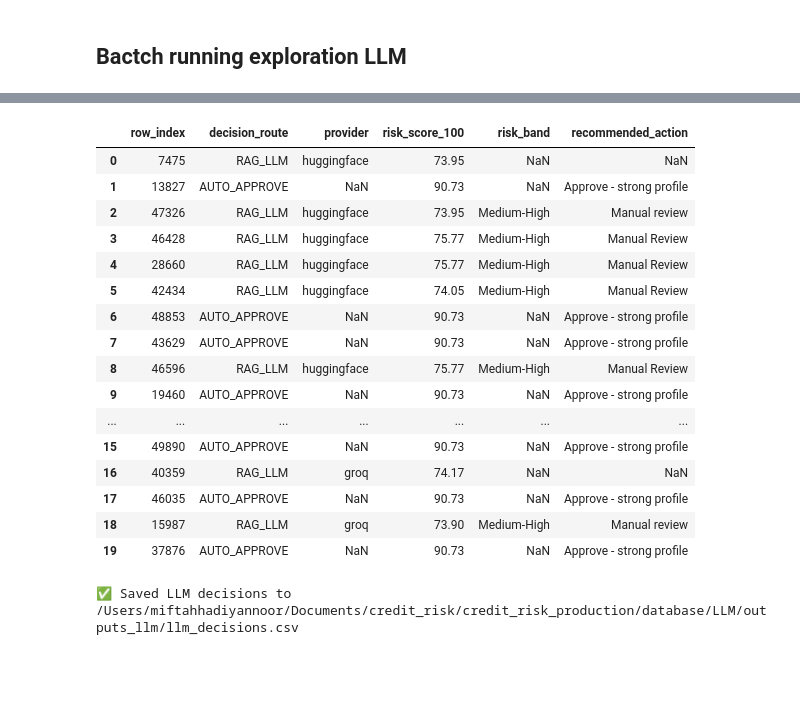
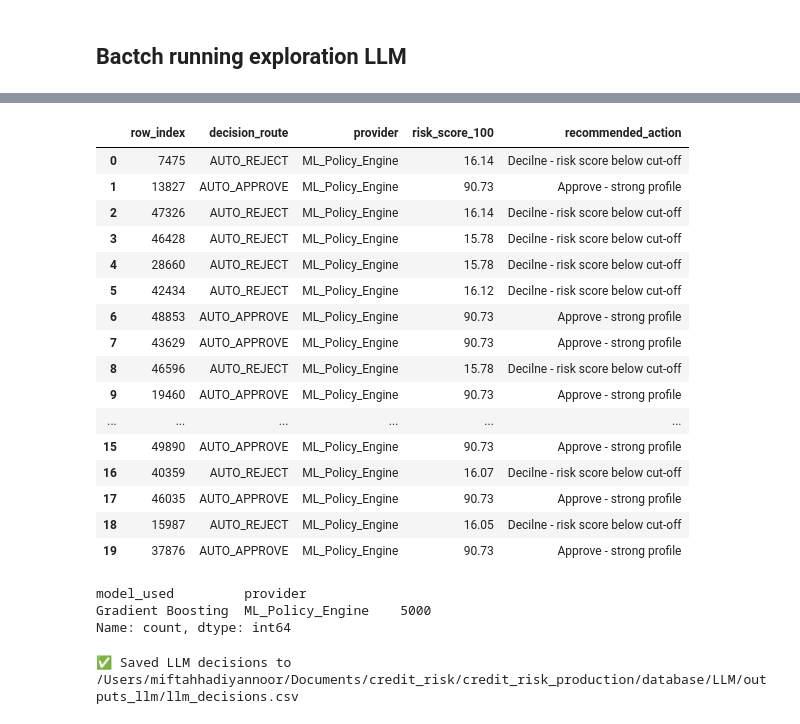
Before and after one commit to Mipjeiger/Credit-Risk-Analyst, a Jupyter notebook: notebooks/02_Agentic_AI.ipynb, the cells around one changed output, grey strips where cells are left out. Cells and saved outputs as stored; diff of their text form; code cells hidden in the pictures; blank space fills up the shorter version.

Commit message:
push notebook to git for completing experiment on ML and LLM credit risk

```diff
--- a/notebooks/02_Agentic_AI.ipynb
+++ b/notebooks/02_Agentic_AI.ipynb
@@ -596,7 +587,7 @@ print("✅ Logged in to Hugging Face Hub")
 ✅ Logged in to Hugging Face Hub
 # %%
 # Initialize HF and GROQ clients
-hf_client = InferenceClient(api_key=HUGGINGFACE_API_KEY, provider="featherless-ai") if HUGGINGFACE_API_KEY else None
+hf_client = InferenceClient(api_key=HUGGINGFACE_API_KEY) if HUGGINGFACE_API_KEY else None
 groq_client = Groq(api_key=GROQ_API_KEY) if GROQ_API_KEY else None
 
 def llm_chat(message: List[Dict[str, str]], max_tokens: int = 512, temperature: float = 0.3) -> Dict[str, Any]:
@@ -607,7 +598,7 @@ def llm_chat(message: List[Dict[str, str]], max_tokens: int = 512, temperature:
     if hf_client:
         try:
             resp = hf_client.chat.completions.create(
-                model="meta-llama/Llama-3.2-3B-Instruct",
+                model="Qwen/Qwen2.5-Coder-32B-Instruct",
                 messages=message,
                 max_tokens=max_tokens,
                 temperature=temperature
@@ -615,7 +606,11 @@ def llm_chat(message: List[Dict[str, str]], max_tokens: int = 512, temperature:
             return {"text": resp.choices[0].message.content,
                     "provider": "huggingface"}
         except Exception as e:
-            print(f"❌  Hugging Face failed: {str(e)}")
+            err_msg = str(e)
+            if "402" in err_msg or "depleted" in err_msg:
+                print("⚠️  HF quota depleted (402). Falling back to Groq...")
+            else:
+                print(f"❌  Hugging Face failed: {str(e)}")
 
     # Fallback to Groq
     if groq_client:
@@ -746,22 +741,29 @@ def decide(row: pd.Series, use_llm: bool = True) -> Dict[str, Any]:
     # Deterministic hard rules
     if ml_results["risk_score"] < AUTO_REJECT_BELOW:
         return {
-            "decision_route": "AUTO_REJECT", **ml_results,
+            "decision_route": "AUTO_REJECT",
+            "provider": "ML_Policy_Engine",
+            **ml_results,
             "recommended_action": "Decilne - risk score below cut-off"
         }
     if ml_results["risk_score"] > AUTO_APPROVE_ABOVE:
         return {
-            "decision_route": "AUTO_APPROVE", **ml_results,
+            "decision_route": "AUTO_APPROVE",
+            "provider": "ML_Policy_Engine",
+            **ml_results,
             "recommended_action": "Approve - strong profile"
         }
 
     # RAG + LLM for ambigious cases
     if not use_llm:
         return {
-            "decision_route": "MANUAL_REVIEW", **ml_results,
+            "decision_route": "MANUAL_REVIEW",
+            "provider": "Rule_Engine (Human review)",
+            **ml_results,
             "recommended_action": "Manual review (Human approaching - LLM disabled)"
         }
 
+    # RAG + LLM for ambigious cases
     context = retrieve_context(row)
     messages = build_prompt(row, ml_results, context)
     llm_out = llm_chat(messages, max_tokens=512, temperature=0.3)
@@ -800,7 +803,7 @@ print(json.dumps(out, indent=2, default=str))
 # %% [markdown]
 ## Bactch running exploration LLM
 # %%
-N_TEST = 20
+N_TEST = 5000
 test_rows = df_enriched.sample(N_TEST, random_state=7)
 
 results = []
@@ -810,10 +813,20 @@ for i, (_, row) in enumerate(tqdm(test_rows.iterrows(), total=N_TEST)):
     except Exception as e:
         r = {"error": str(e)}
     r["row_index"] = int(row.name)
+
+    # Ensure provider is explicity set if LLM wasn't called
+    if "provider" not in r:
+        r["provider"] = None
+
     results.append(r)
     time.sleep(0.3)
 
 results_df = pd.DataFrame(results)
-results_df[["row_index","decision_route","provider","risk_score_100",
-            "risk_band","recommended_action"]].head(20)
+
+cols_to_show = [
+    "row_index", "decision_route", "provider", "risk_score_100",
+    "risk_band", "recommended_action"
+]
+available_cols = [c for c in cols_to_show if c in results_df.columns]
+results_df[available_cols].head(20)
 # %% [output]
@@ -828,20 +833,26 @@ You have depleted your monthly included credits. Purchase pre-paid credits to co
-|  | row_index | decision_route | provider | risk_score_100 | risk_band | recommended_action |
-| 0 | 7475 | RAG_LLM | huggingface | 73.95 | NaN | NaN |
-| 1 | 13827 | AUTO_APPROVE | NaN | 90.73 | NaN | Approve - strong profile |
-| 2 | 47326 | RAG_LLM | huggingface | 73.95 | Medium-High | Manual review |
-| 3 | 46428 | RAG_LLM | huggingface | 75.77 | Medium-High | Manual Review |
-| 4 | 28660 | RAG_LLM | huggingface | 75.77 | Medium-High | Manual Review |
-| 5 | 42434 | RAG_LLM | huggingface | 74.05 | Medium-High | Manual Review |
-| 6 | 48853 | AUTO_APPROVE | NaN | 90.73 | NaN | Approve - strong profile |
-| 7 | 43629 | AUTO_APPROVE | NaN | 90.73 | NaN | Approve - strong profile |
-| 8 | 46596 | RAG_LLM | huggingface | 75.77 | Medium-High | Manual Review |
-| 9 | 19460 | AUTO_APPROVE | NaN | 90.73 | NaN | Approve - strong profile |
-| ... | ... | ... | ... | ... | ... | ... |
-| 15 | 49890 | AUTO_APPROVE | NaN | 90.73 | NaN | Approve - strong profile |
-| 16 | 40359 | RAG_LLM | groq | 74.17 | NaN | NaN |
-| 17 | 46035 | AUTO_APPROVE | NaN | 90.73 | NaN | Approve - strong profile |
-| 18 | 15987 | RAG_LLM | groq | 73.90 | Medium-High | Manual review |
-| 19 | 37876 | AUTO_APPROVE | NaN | 90.73 | NaN | Approve - strong profile |
+|  | row_index | decision_route | provider | risk_score_100 | recommended_action |
+| 0 | 7475 | AUTO_REJECT | ML_Policy_Engine | 16.14 | Decilne - risk score below cut-off |
+| 1 | 13827 | AUTO_APPROVE | ML_Policy_Engine | 90.73 | Approve - strong profile |
+| 2 | 47326 | AUTO_REJECT | ML_Policy_Engine | 16.14 | Decilne - risk score below cut-off |
+| 3 | 46428 | AUTO_REJECT | ML_Policy_Engine | 15.78 | Decilne - risk score below cut-off |
+| 4 | 28660 | AUTO_REJECT | ML_Policy_Engine | 15.78 | Decilne - risk score below cut-off |
+| 5 | 42434 | AUTO_REJECT | ML_Policy_Engine | 16.12 | Decilne - risk score below cut-off |
+| 6 | 48853 | AUTO_APPROVE | ML_Policy_Engine | 90.73 | Approve - strong profile |
+| 7 | 43629 | AUTO_APPROVE | ML_Policy_Engine | 90.73 | Approve - strong profile |
+| 8 | 46596 | AUTO_REJECT | ML_Policy_Engine | 15.78 | Decilne - risk score below cut-off |
+| 9 | 19460 | AUTO_APPROVE | ML_Policy_Engine | 90.73 | Approve - strong profile |
+| ... | ... | ... | ... | ... | ... |
+| 15 | 49890 | AUTO_APPROVE | ML_Policy_Engine | 90.73 | Approve - strong profile |
+| 16 | 40359 | AUTO_REJECT | ML_Policy_Engine | 16.07 | Decilne - risk score below cut-off |
+| 17 | 46035 | AUTO_APPROVE | ML_Policy_Engine | 90.73 | Approve - strong profile |
+| 18 | 15987 | AUTO_REJECT | ML_Policy_Engine | 16.05 | Decilne - risk score below cut-off |
+| 19 | 37876 | AUTO_APPROVE | ML_Policy_Engine | 90.73 | Approve - strong profile |
+# %%
+results_df[['model_used', 'provider']].value_counts()
+# %% [output]
+model_used         provider
+Gradient Boosting  ML_Policy_Engine    5000
+Name: count, dtype: int64
 # %%
 # Save results for audit
 OUT = Path(DATABASE_PATH_DIR / "outputs_llm")
```
Also changed, not shown: parts of 14 cells of this notebook, 1 other file.
